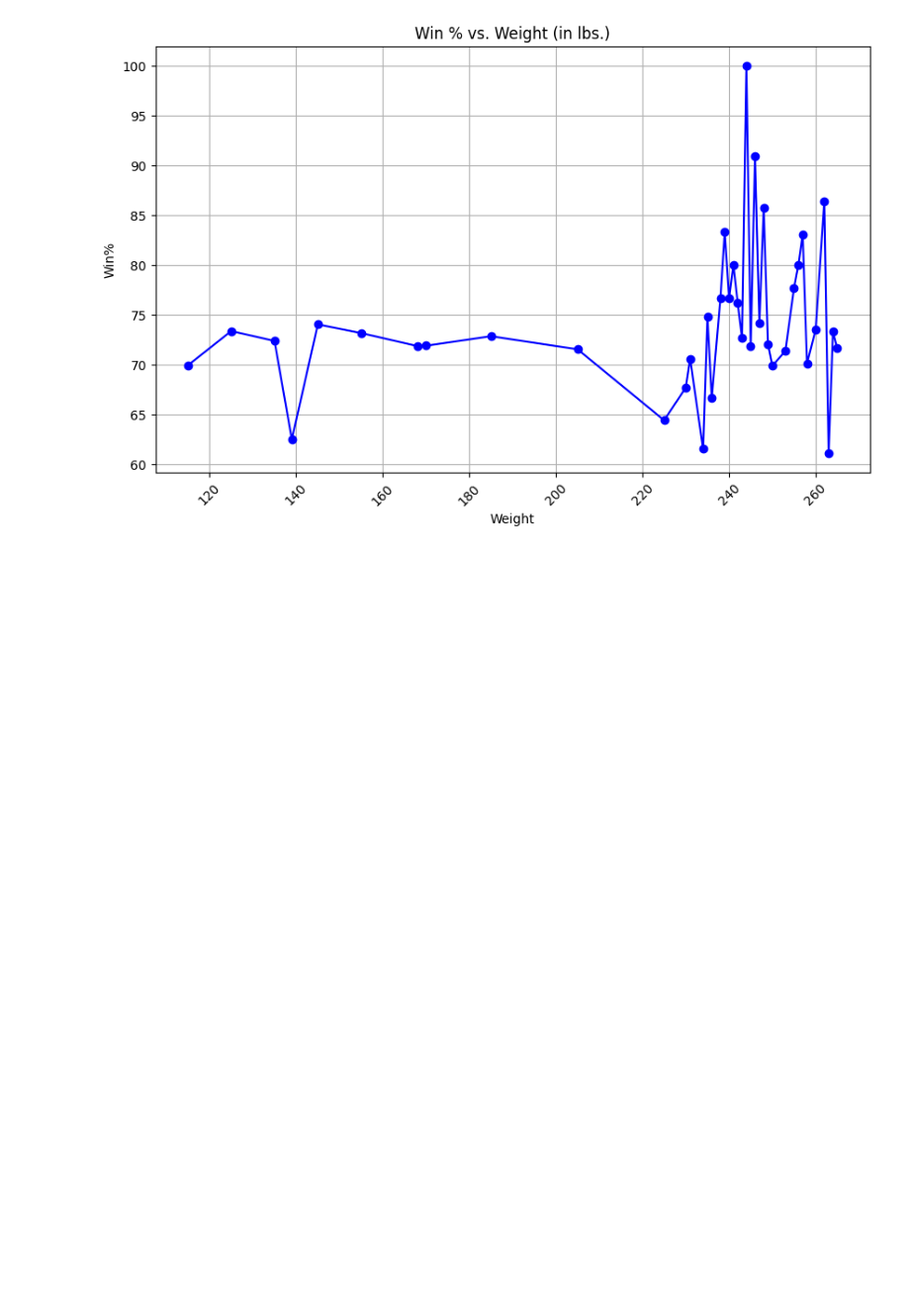
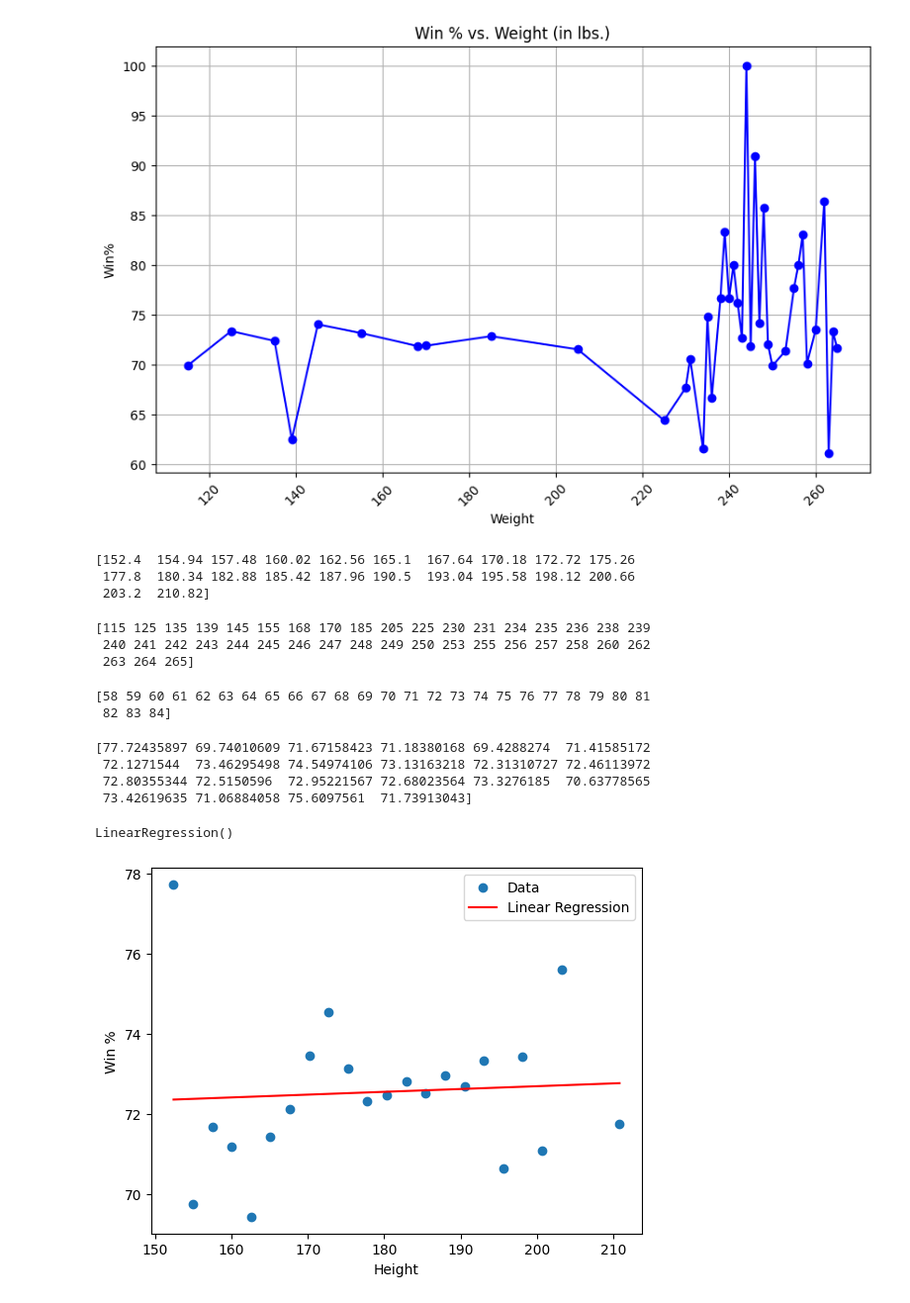
Before and after one commit to muneeb-i-khan/Octagon-Odds, a Jupyter notebook: OctagonOdds.ipynb, the cells around one changed output. Shown: that part at 99% size. Drawn from its saved outputs; the diff is of its cells as text; code cells hidden in the pictures; blank space fills up the shorter version.

Commit message:
Linear Regression

```diff
--- a/OctagonOdds.ipynb
+++ b/OctagonOdds.ipynb
@@ -493,3 +489,34 @@ plt.xticks(rotation=45)
 plt.show()
 # %% [output]
 [figure]
+# %%
+grouped_df_ht = grouped_df_ht.reset_index()
+heights_array = grouped_df_ht['Height'].to_numpy()
+print(heights_array)
+# %% [output]
+[152.4  154.94 157.48 160.02 162.56 165.1  167.64 170.18 172.72 175.26
+ 177.8  180.34 182.88 185.42 187.96 190.5  193.04 195.58 198.12 200.66
+ 203.2  210.82]
+# %%
+grouped_df_wt = grouped_df_wt.reset_index()
+weights_array = grouped_df_wt['Weight'].to_numpy()
+print(weights_array)
+# %% [output]
+[115 125 135 139 145 155 168 170 185 205 225 230 231 234 235 236 238 239
+ 240 241 242 243 244 245 246 247 248 249 250 253 255 256 257 258 260 262
+ 263 264 265]
+# %%
+grouped_df_reach = grouped_df_reach.reset_index()
+reach_array = grouped_df_reach['Reach'].to_numpy()
+print(reach_array)
+# %% [output]
+[58 59 60 61 62 63 64 65 66 67 68 69 70 71 72 73 74 75 76 77 78 79 80 81
+ 82 83 84]
+# %%
+heights_output = grouped_df_ht['Win%'].to_numpy()
+print(heights_output)
+# %% [output]
+[77.72435897 69.74010609 71.67158423 71.18380168 69.4288274  71.41585172
+ 72.1271544  73.46295498 74.54974106 73.13163218 72.31310727 72.46113972
+ 72.80355344 72.5150596  72.95221567 72.68023564 73.3276185  70.63778565
+ 73.42619635 71.06884058 75.6097561  71.73913043]
@@ -495,0 +525,18 @@ plt.show()
+# %%
+X_heights = heights_array.reshape(-1, 1)
+
+model_heights = LinearRegression()
+model_heights.fit(X_heights, heights_output)
+# %% [output]
+LinearRegression()
+# %%
+predictions_heights = model_heights.predict(X_heights)
+# %%
+plt.scatter(heights_array, heights_output, label='Data')
+plt.plot(heights_array, predictions_heights, color='red', label='Linear Regression')
+plt.xlabel('Height')
+plt.ylabel('Win %')
+plt.legend()
+plt.show()
+# %% [output]
+[figure, added]
```
Also changed, not shown: parts of 11 cells of this notebook.
